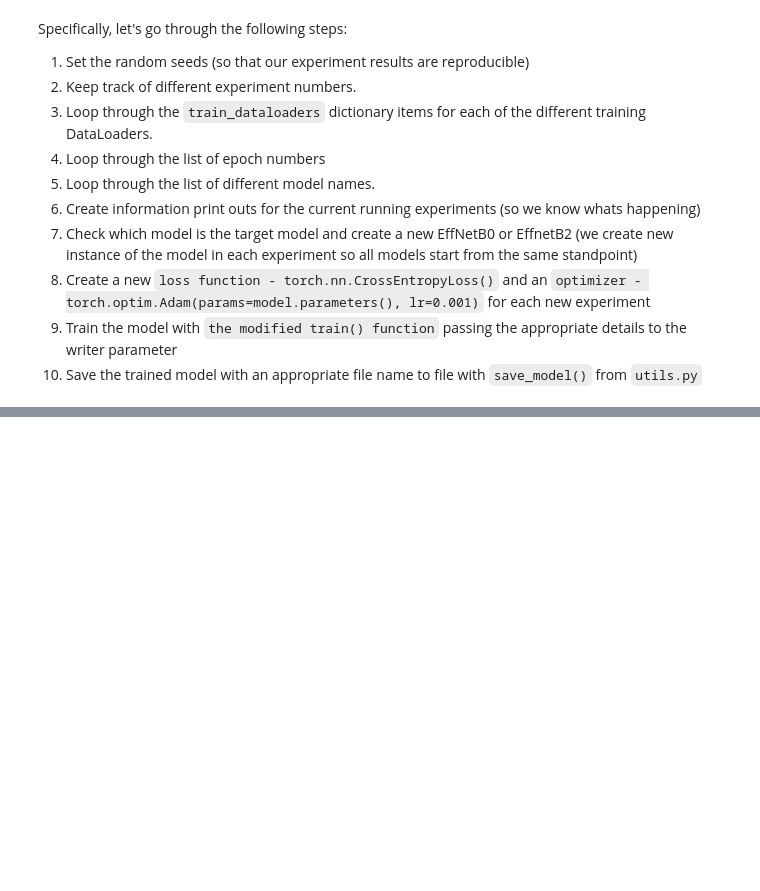
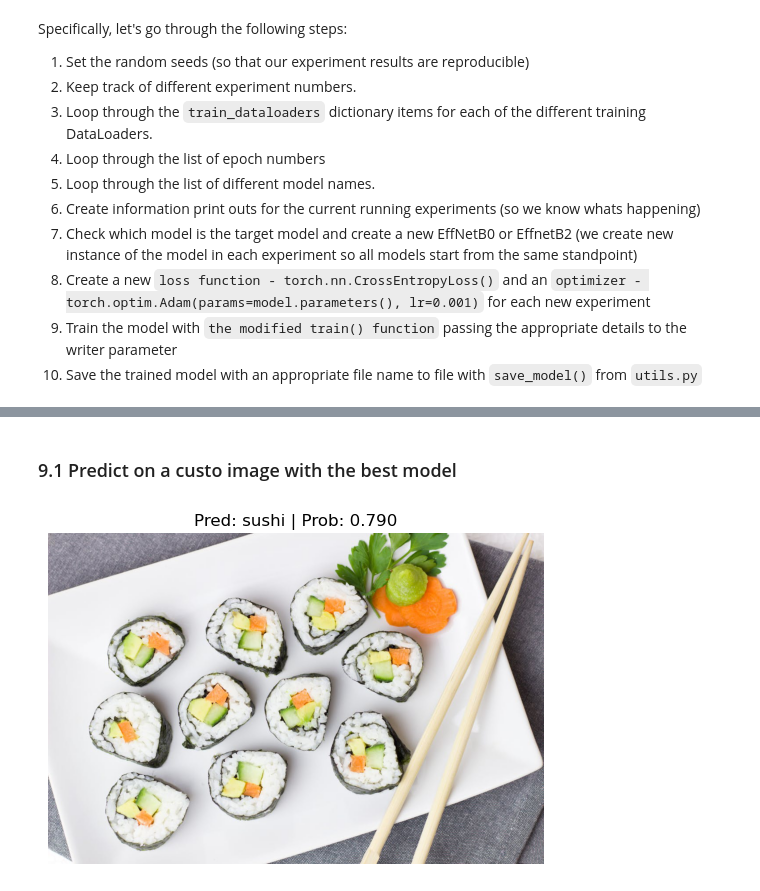
Before and after one commit to maheshsunuwar/deep-learning-pytorch, a Jupyter notebook: 07. PyTorch Experiment Tracking/07_pytorch_experiment_tracking.ipynb, the cells around one changed output, grey strips where cells are left out. Cells and saved outputs as stored; diff of their text form; code cells hidden in the pictures; blank space fills up the shorter version.

```diff
--- a/07. PyTorch Experiment Tracking/07_pytorch_experiment_tracking.ipynb
+++ b/07. PyTorch Experiment Tracking/07_pytorch_experiment_tracking.ipynb
@@ -587,8 +587,8 @@ def train(model: torch.nn.Module,
                                global_step=epoch
                               )
             writer.add_scalars(main_tag='Accuracy',
-                               tag_scalar_dict={"train_acc": train_loss,
-                                                "test_acc": test_loss
+                               tag_scalar_dict={"train_acc": train_acc,
+                                                "test_acc": test_acc
                                                },
                                global_step=epoch
                               )
@@ -1035,0 +1224,16 @@ for dataloader_name, train_dataloader in train_dataloaders.items():
+# %% [markdown]
+### 9.1 Predict on a custo image with the best model
+# %%
+# Download custom image
+import requests
+
+# Setup custom image path
+custom_image_path = Path("data/pexels_photo_357756.jpeg")
+
+
+# Predict on custom image
+pred_and_plot_image(model=model,
+                    image_path=custom_image_path,
+                    class_names=class_names)
+# %% [output]
+[figure, added]
```
Also changed, not shown: parts of 12 cells of this notebook, 1 other file.
